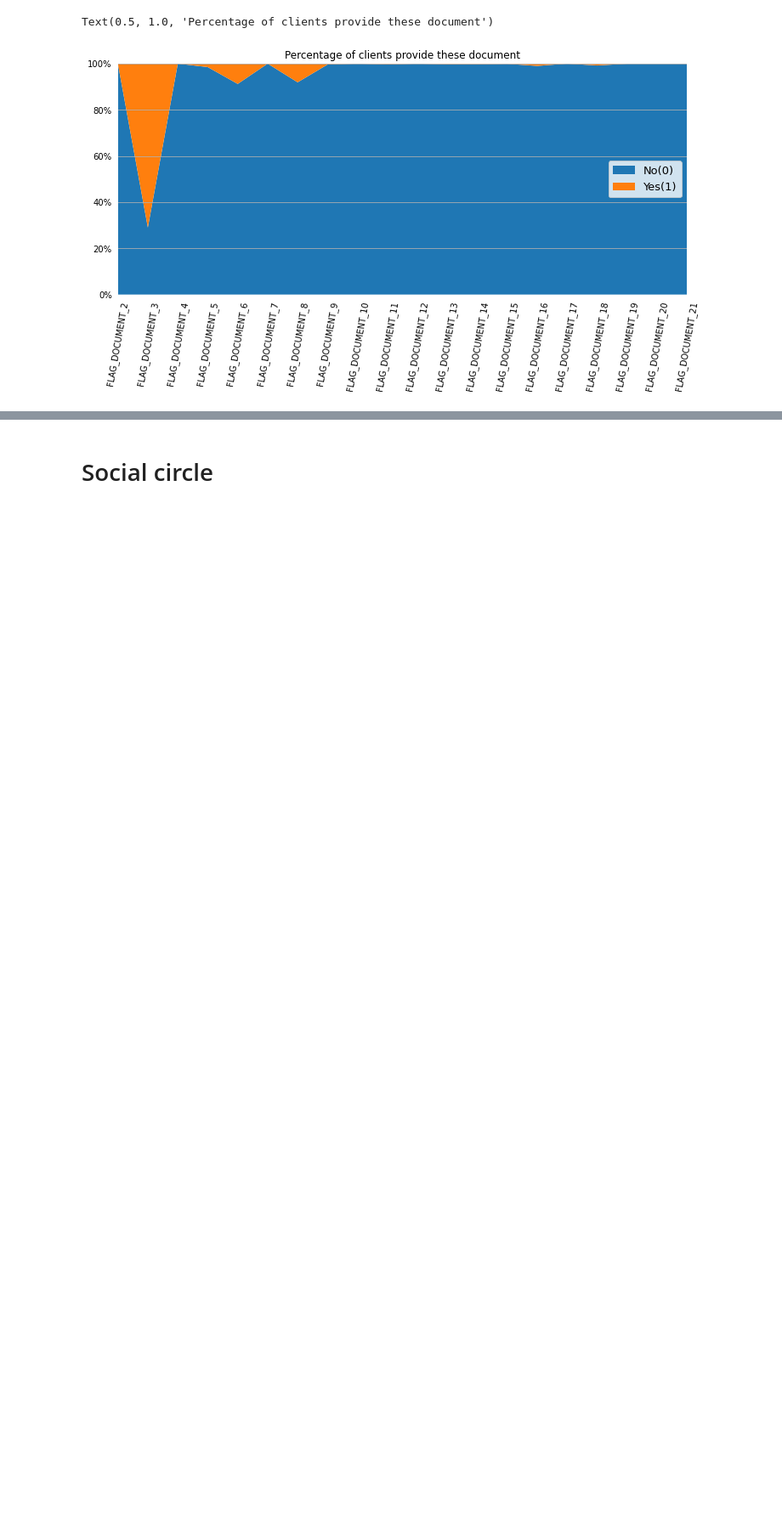
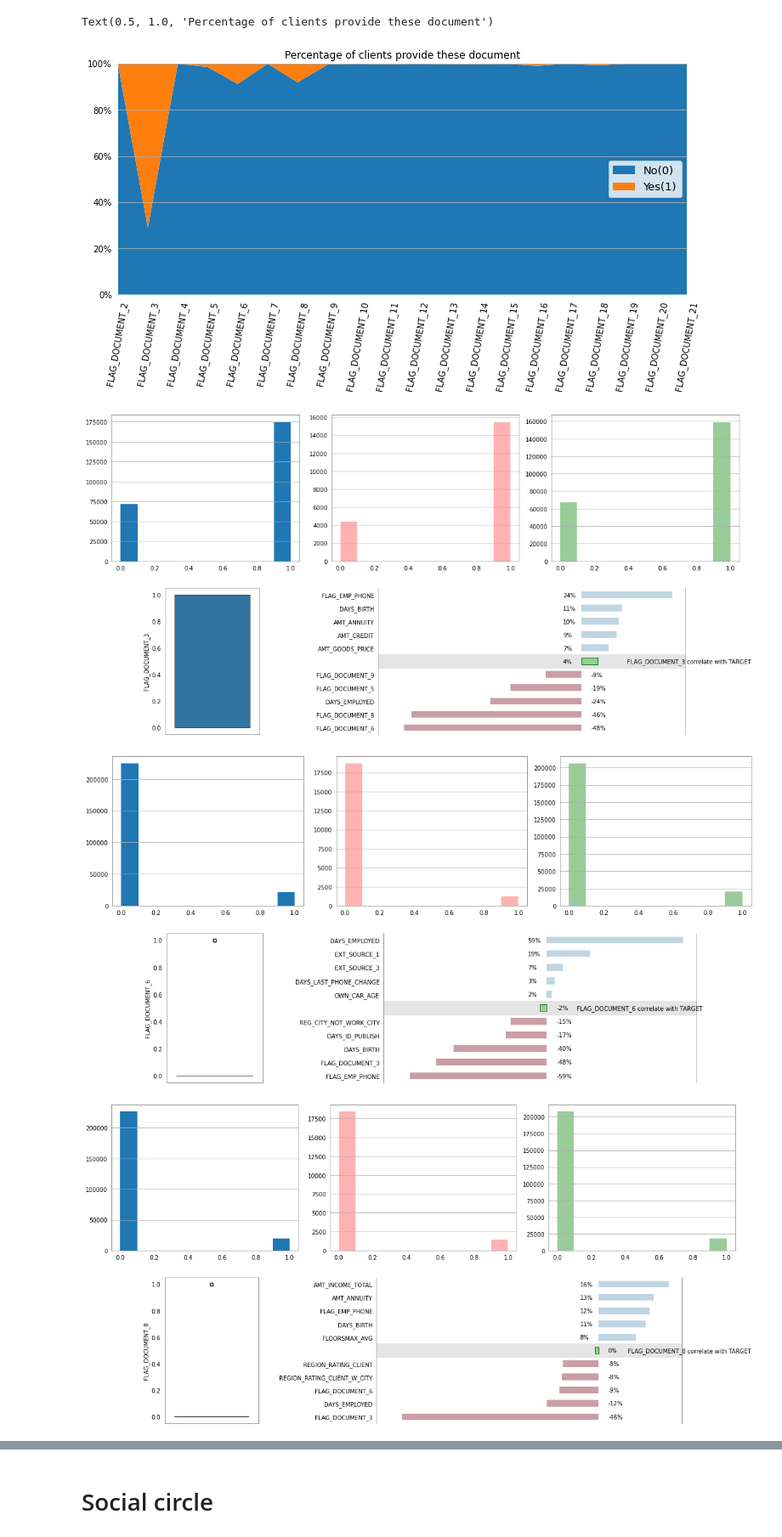
Before and after one commit to NgChi493510/Data-Preparation-Project-Group-14, a Jupyter notebook: EDA_notebook/EDA - Application Train.ipynb, the cells around one changed output, grey strips where cells are left out. Shown at 85% size. Saved outputs shown, nothing was run; the diff lists cells and outputs as text; code cells hidden in the pictures; blank space fills up the shorter version.

Commit message:
update dropt column

```diff
--- a/EDA_notebook/EDA - Application Train.ipynb
+++ b/EDA_notebook/EDA - Application Train.ipynb
@@ -191,3 +181,7 @@ df.describe()
 | 75% | 0.000000 | 1.000000 | 2.025000e+05 | 8.086500e+05 | 34654.500000 | 6.795000e+05 | ... |
 | max | 1.000000 | 19.000000 | 1.350000e+07 | 4.050000e+06 | 258025.500000 | 4.050000e+06 | ... |
 8 rows × 106 columns
+# %%
+df.describe(include=["object", "category"])
+for col in df.select_dtypes(include=['object','category']).columns:
+    print(col, "\n" ,df[col].unique())
@@ -218,3 +228,11 @@ ax.set_title('Percentage of clients provide these document')
 # %% [output]
 Text(0.5, 1.0, 'Percentage of clients provide these document')
 [figure]
+# %%
+doc = ["FLAG_DOCUMENT_3","FLAG_DOCUMENT_6","FLAG_DOCUMENT_8"]
+for col in doc:
+    num_visual(df,col)
+# %% [output]
+[figure, added]
+[figure, added]
+[figure, added]
```
Also changed, not shown: parts of 18 cells of this notebook.
